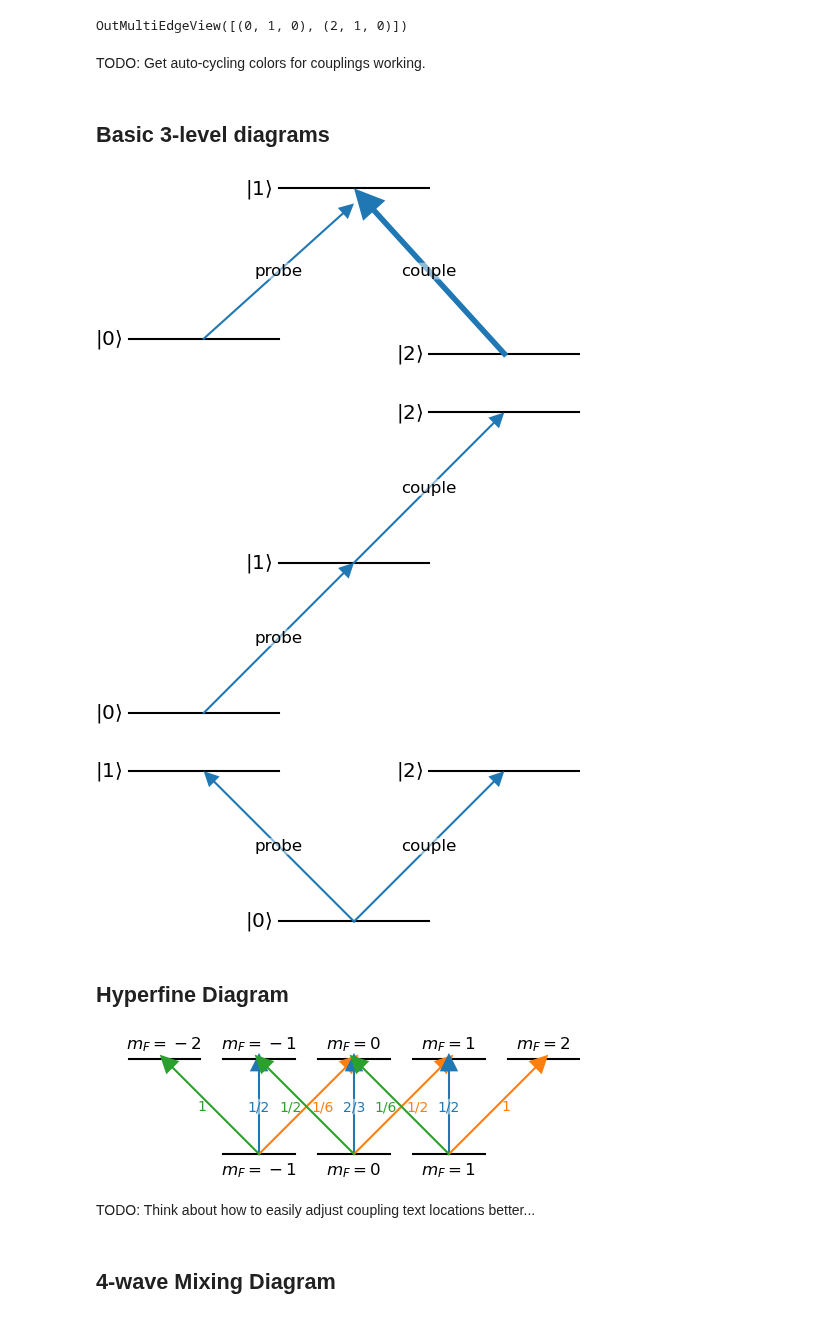
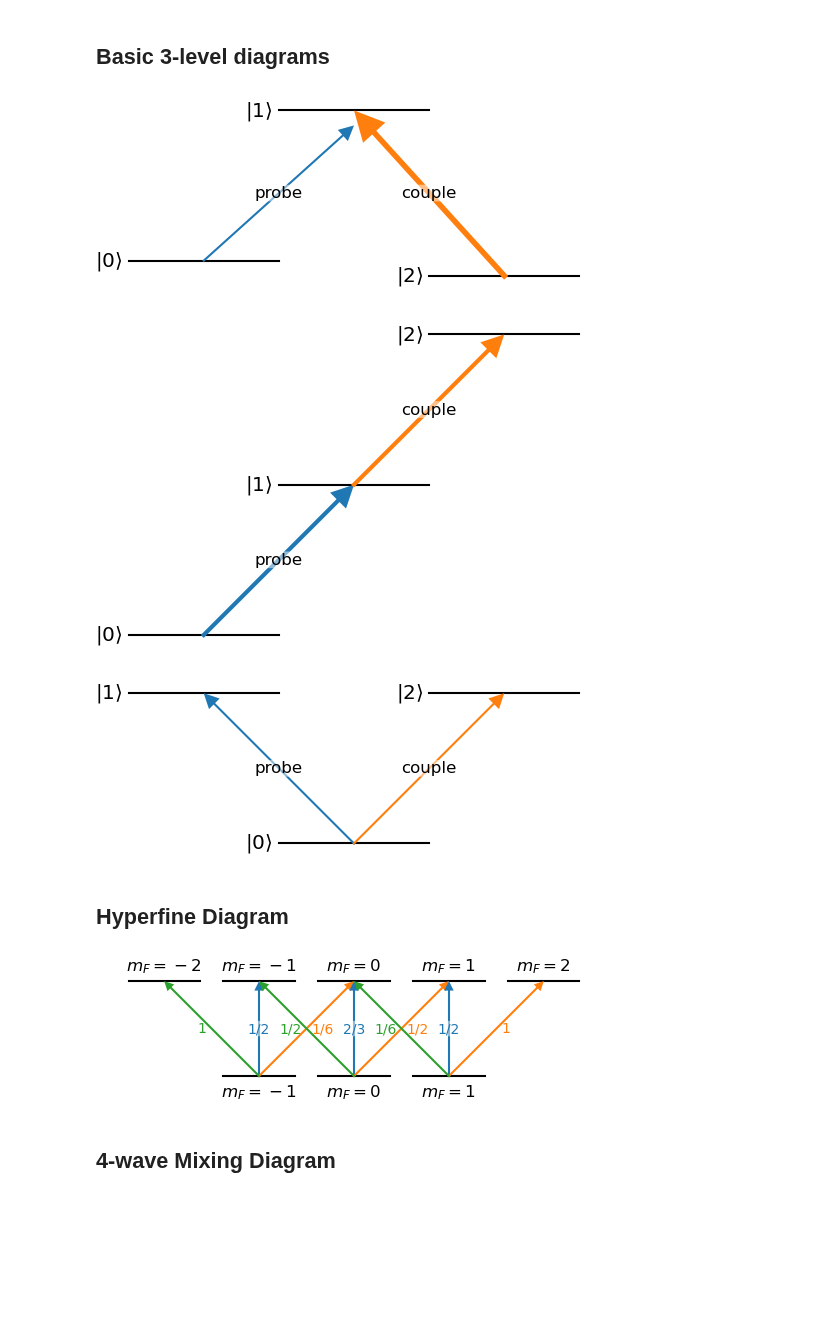
Before and after one commit to dihm/leveldiagram, a Jupyter notebook: examples/LD_tests.ipynb, the cells around one changed output. Drawn from its saved outputs; the diff is of its cells as text; code cells hidden in the pictures; blank space fills up the shorter version.

Commit message:
Moved LD into the module and updated the examples to use it.
This also uses auto advancing colors for all couplings.
Also allows for better specification of controlling default behaviors.

```diff
--- a/examples/LD_tests.ipynb
+++ b/examples/LD_tests.ipynb
@@ -43,4 +11,0 @@ MDG.add_edges_from(lambda_edges)
-# %%
-MDG.edges
-# %% [output]
-OutMultiEdgeView([(0, 1, 0), (2, 1, 0)])
@@ -162,10 +12,8 @@ class LD():
-# %% [markdown]
-TODO: Get auto-cycling colors for couplings working.
 # %% [markdown]
 ## Basic 3-level diagrams ##
 # %%
-lambda_nodes = ((0, {}),
-                (1, {}),
+lambda_nodes = ((0),
+                (1),
                 (2, {'energy':-0.1}))
 lambda_edges = ((0,1,{'detuning':0.1, 'label':'probe'}),
                 (2,1,{'label':'couple', 'lw':4, 'arrowsize':0.2}))
@@ -173,10 +21,10 @@ lambda_graph = nx.DiGraph()
 lambda_graph.add_nodes_from(lambda_nodes)
 lambda_graph.add_edges_from(lambda_edges)
 # %%
-d = LD(lambda_graph)
+d = ld.LD(lambda_graph)
 d.draw()
 # %% [output]
-[figure, old version]
+[figure, new version]
 # %%
 ladder_nodes = (0,1,2)
 ladder_edges = ((0,1,{'label':'probe'}),
@@ -185,10 +33,11 @@ ladder_graph = nx.DiGraph()
 ladder_graph.add_nodes_from(ladder_nodes)
 ladder_graph.add_edges_from(ladder_edges)
 # %%
-d = LD(ladder_graph)
+d = ld.LD(ladder_graph,
+          coupling_defaults = {'arrowsize':0.15,'lw':3})
 d.draw()
 # %% [output]
-[figure, old version]
+[figure, new version]
 # %%
 v_nodes = ((0),
            (1,{'energy':1,'xpos':-1}),
@@ -199,10 +48,10 @@ v_graph = nx.DiGraph()
 v_graph.add_nodes_from(v_nodes)
 v_graph.add_edges_from(v_edges)
 # %%
-d = LD(v_graph)
+d = ld.LD(v_graph)
 d.draw()
 # %% [output]
-[figure, old version]
+[figure, new version]
 # %% [markdown]
 ## Hyperfine Diagram ##
 # %%
@@ -229,14 +78,11 @@ hf_graph = nx.DiGraph()
 hf_graph.add_nodes_from(hf_nodes)
 hf_graph.add_edges_from(hf_edges)
 # %%
-d = LD(hf_graph)
-d.default_label = 'none'
+d = ld.LD(hf_graph, default_label = 'none')
 d.ax.margins(y=0.2)
 d.draw()
 # %% [output]
-[figure, old version]
+[figure, new version]
-# %% [markdown]
-TODO: Think about how to easily adjust coupling text locations better...
 # %% [markdown]
 ## 4-wave Mixing Diagram ##
 # %%
```
Also changed, not shown: parts of 10 cells of this notebook, 2 other files.
